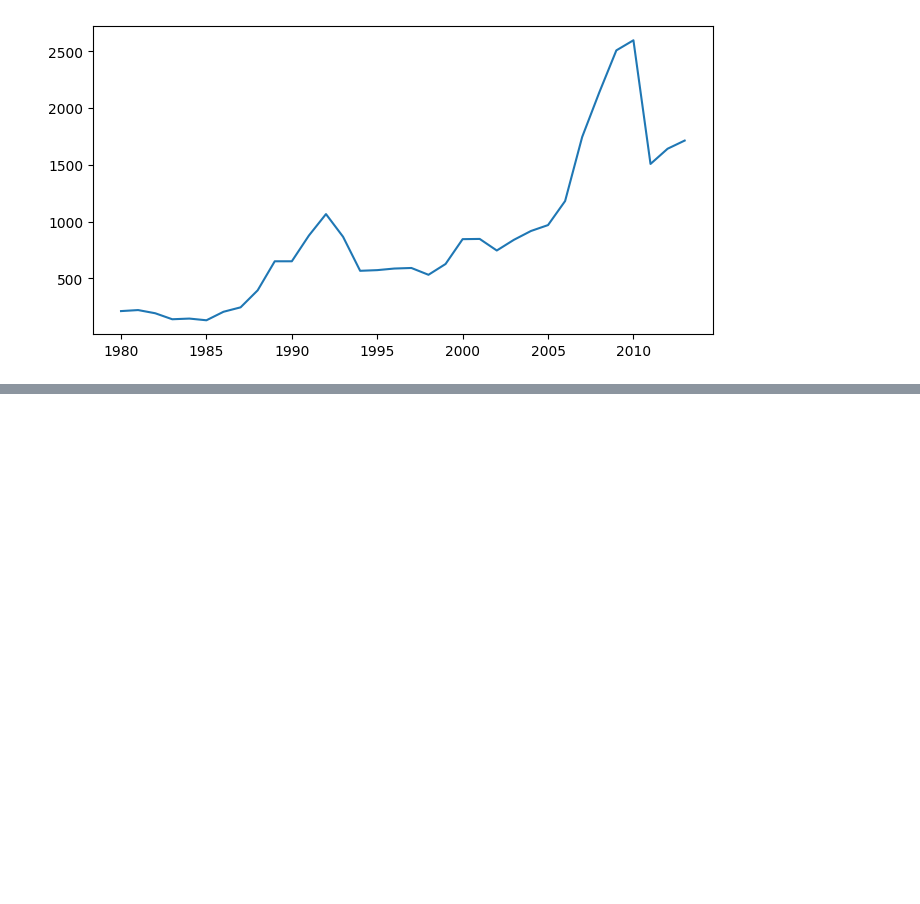
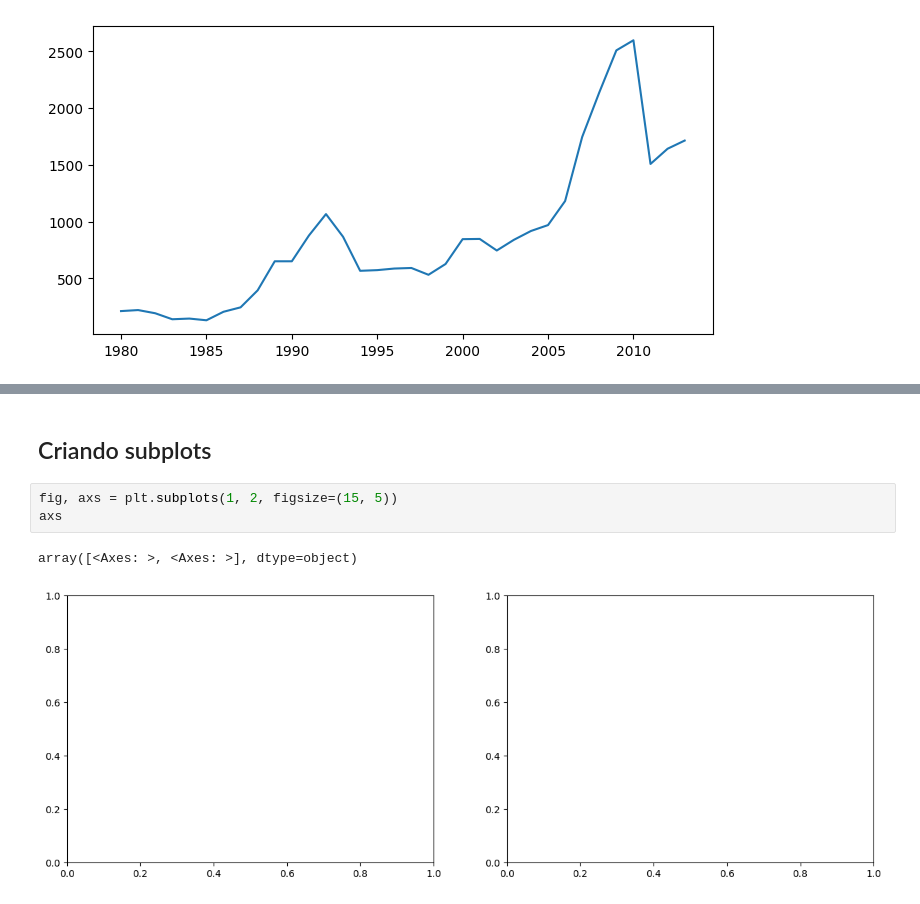
Before and after one commit to profsergiocosta/data_science_study, a Jupyter notebook: courses/data_vizualization_graficos_python/data_vizualization.ipynb, the cells around one changed output, grey strips where cells are left out. Drawn from its saved outputs; the diff is of its cells as text; blank space fills up the shorter version.

```diff
--- a/courses/data_vizualization_graficos_python/data_vizualization.ipynb
+++ b/courses/data_vizualization_graficos_python/data_vizualization.ipynb
@@ -202,0 +226,8 @@ plt.show()
+# %% [markdown]
+## Criando subplots
+# %%
+fig, axs = plt.subplots(1, 2, figsize=(15, 5))
+axs
+# %% [output]
+array([<Axes: >, <Axes: >], dtype=object)
+[figure, added]
```
Also changed, not shown: parts of 8 cells of this notebook.
